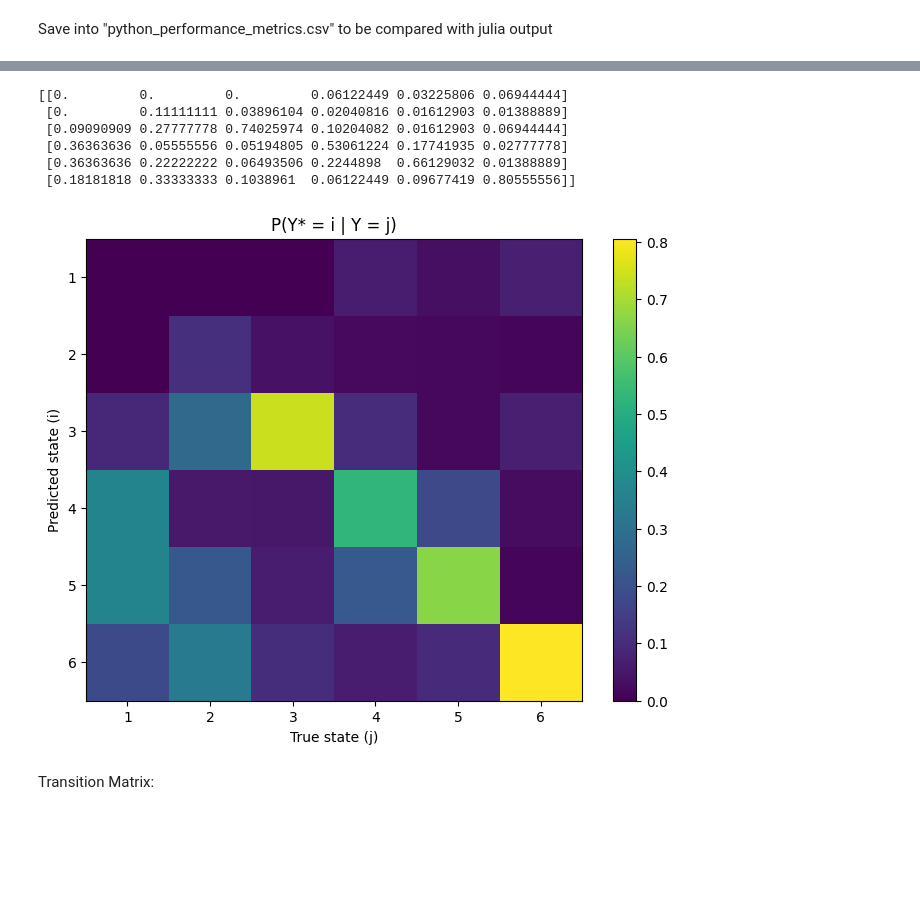
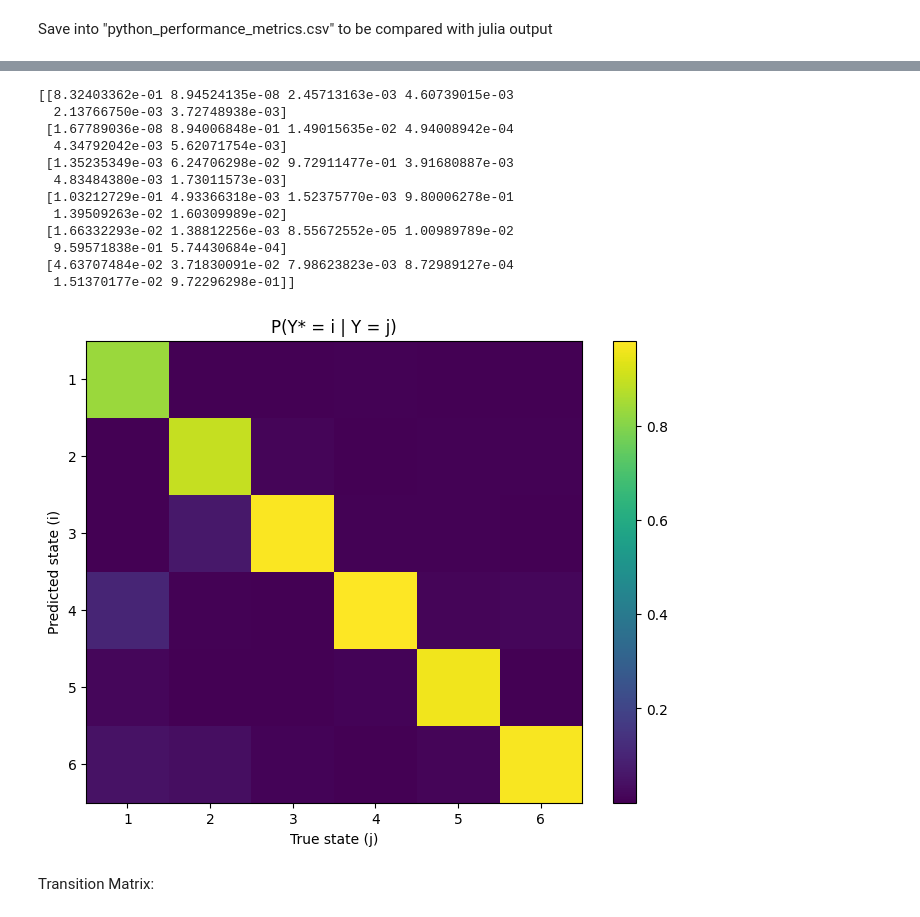
Before and after one commit to TaylorDesilets/Neural-Markov-Models-Version-2, a Jupyter notebook: Jupyter-NeuralMarkovModels.ipynb, the cells around one changed output, grey strips where cells are left out. Drawn from its saved outputs; the diff is of its cells as text; code cells hidden in the pictures; blank space fills up the shorter version.

```diff
--- a/Jupyter-NeuralMarkovModels.ipynb
+++ b/Jupyter-NeuralMarkovModels.ipynb
@@ -88,10 +89,24 @@ class BaseModel(nn.Module):
 
 #Multi Sigmoid:
 def multi_sigmoid(logits):
-    exp_vals = torch.exp(torch.stack(logits, dim=1))
-    denom = 1 + exp_vals.sum(dim=1, keepdim=True)
-    probs = exp_vals / denom
-    survival = 1 / denom
+
+    logits = torch.stack(logits, dim=1)
+
+    # add survival class logit = 0
+    zeros = torch.zeros(
+        logits.shape[0],
+        1,
+        device=logits.device
+    )
+
+    full_logits = torch.cat([zeros, logits], dim=1)
+
+    # numerically stable softmax
+    probs_full = torch.softmax(full_logits, dim=1)
+
+    survival = probs_full[:, :1]
+    probs = probs_full[:, 1:]
+
     return probs, survival
 # %% [markdown]
 Loss and MSE:
@@ -108,7 +123,9 @@ def loss_fn(models, X, T, state):
 
     # discrete-time likelihood:
     # log P(T=t, state=k) = log(p_k) + (t-1)*log(p_survival)
-    loglik = torch.log(p_obs) + (T - 1) * torch.log(survival.squeeze())
+    eps = 1e-12
+
+    loglik = (torch.log(p_obs + eps)+ (T - 1) * torch.log(survival.squeeze() + eps))
 
     return -torch.sum(loglik)
 
@@ -316,21 +333,20 @@ import matplotlib.pyplot as plt
 def compute_observation_matrix(true_state, pred_probs):
 
     """
-    Computes empirical
+    Computes
 
         P(Y* = i | Y = j)
 
+    using predicted probabilities directly.
+
     true_state : (N,)
-        true observed labels in {1,...,6}
+        labels in {1,...,6}
 
     pred_probs : (N,6)
-        predicted probabilities for absorbing states
+        predicted absorbing probabilities
     """
 
-    pred_state = np.argmax(pred_probs, axis=1) + 1
-
     m = 6
-
     P = np.zeros((m, m))
 
     for j in range(1, 7):
@@ -340,11 +356,8 @@ def compute_observation_matrix(true_state, pred_probs):
         if idx.sum() == 0:
             continue
 
-        for i in range(1, 7):
-
-            P[i-1, j-1] = np.mean(
-                pred_state[idx] == i
-            )
+        # Average predicted probabilities
+        P[:, j-1] = pred_probs[idx].mean(axis=0)
 
     return P
 
@@ -366,40 +379,46 @@ pred_probs = pred_nn[:, 1:]
 
 P_obs = compute_observation_matrix(
     true_state,
     pred_probs
 )
 
 print(P_obs)
 
 # =====================================================
 # PLOT
 # =====================================================
 
 plt.figure(figsize=(8,6))
 
 plt.imshow(P_obs, aspect='auto')
 
 plt.colorbar()
 
 labels_obs = ["1", "2", "3", "4", "5", "6"]
 
 plt.xticks(range(6), labels_obs)
 plt.yticks(range(6), labels_obs)
 
 plt.xlabel("True state (j)")
 plt.ylabel("Predicted state (i)")
 
 plt.title("P(Y* = i | Y = j)")
 
 plt.show()
 # %% [output]
-[[0.         0.         0.         0.06122449 0.03225806 0.06944444]
- [0.         0.11111111 0.03896104 0.02040816 0.01612903 0.01388889]
- [0.09090909 0.27777778 0.74025974 0.10204082 0.01612903 0.06944444]
- [0.36363636 0.05555556 0.05194805 0.53061224 0.17741935 0.02777778]
- [0.36363636 0.22222222 0.06493506 0.2244898  0.66129032 0.01388889]
- [0.18181818 0.33333333 0.1038961  0.06122449 0.09677419 0.80555556]]
+[[8.32403362e-01 8.94524135e-08 2.45713163e-03 4.60739015e-03
+  2.13766750e-03 3.72748938e-03]
+ [1.67789036e-08 8.94006848e-01 1.49015635e-02 4.94008942e-04
+  4.34792042e-03 5.62071754e-03]
+ [1.35235349e-03 6.24706298e-02 9.72911477e-01 3.91680887e-03
+  4.83484380e-03 1.73011573e-03]
+ [1.03212729e-01 4.93366318e-03 1.52375770e-03 9.80006278e-01
+  1.39509263e-02 1.60309989e-02]
+ [1.66332293e-02 1.38812256e-03 8.55672552e-05 1.00989789e-02
+  9.59571838e-01 5.74430684e-04]
+ [4.63707484e-02 3.71830091e-02 7.98623823e-03 8.72989127e-04
+  1.51370177e-02 9.72296298e-01]]
-[figure, old version]
+[figure, new version]
 # %% [markdown]
 Transition Matrix:
 # %%
```
Also changed, not shown: parts of 2 cells of this notebook, 1 other file.
